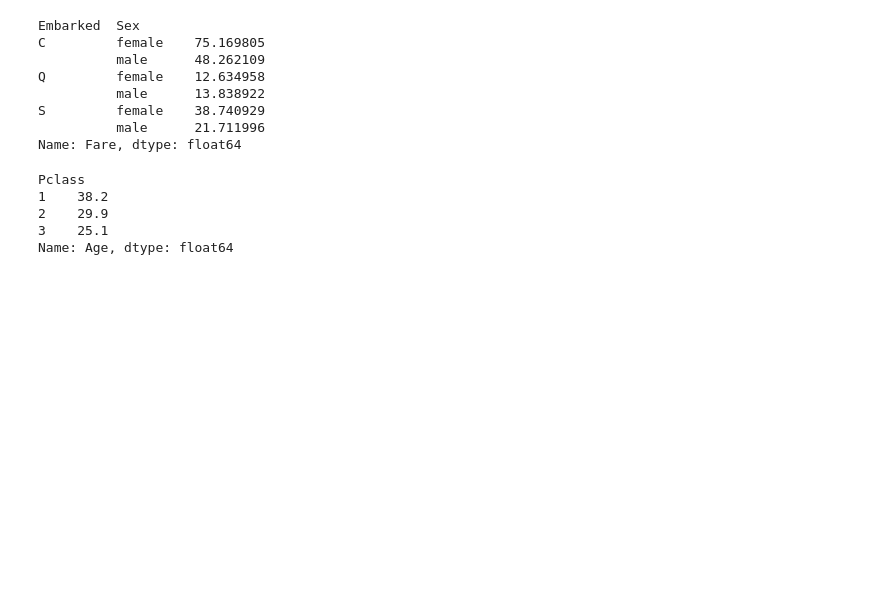
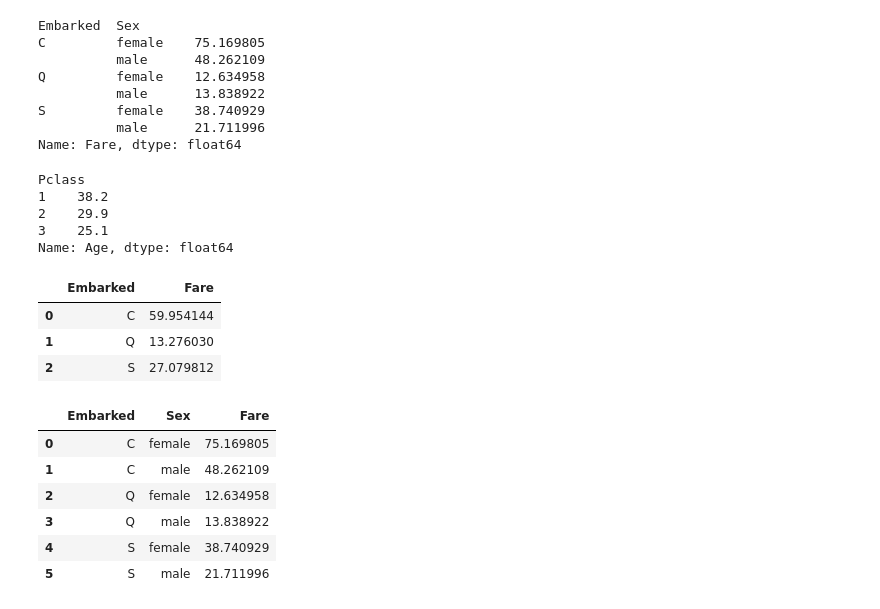
Before and after one commit to rainer-65/GaddisPrograms, a Jupyter notebook: Pandas/pandas exercises.ipynb, the cells around one changed output. Cells and saved outputs as stored; diff of their text form; code cells hidden in the pictures; blank space fills up the shorter version.

```diff
--- a/Pandas/pandas exercises.ipynb
+++ b/Pandas/pandas exercises.ipynb
@@ -132,3 +134,22 @@ Pclass
 2    29.9
 3    25.1
 Name: Age, dtype: float64
+# %%
+# Exercise 14: What was the average fare for passengers from each town?
+data.groupby(['Embarked'])['Fare'].mean().reset_index()
+# %% [output]
+|  | Embarked | Fare |
+| 0 | C | 59.954144 |
+| 1 | Q | 13.276030 |
+| 2 | S | 27.079812 |
+# %%
+# Exercise 15: What was the average fare for male vs. female passengers from each town?
+data.groupby(['Embarked','Sex'])['Fare'].mean().reset_index()
+# %% [output]
+|  | Embarked | Sex | Fare |
+| 0 | C | female | 75.169805 |
+| 1 | C | male | 48.262109 |
+| 2 | Q | female | 12.634958 |
+| 3 | Q | male | 13.838922 |
+| 4 | S | female | 38.740929 |
+| 5 | S | male | 21.711996 |
```
Also changed, not shown: parts of 4 cells of this notebook, 5 other files.
